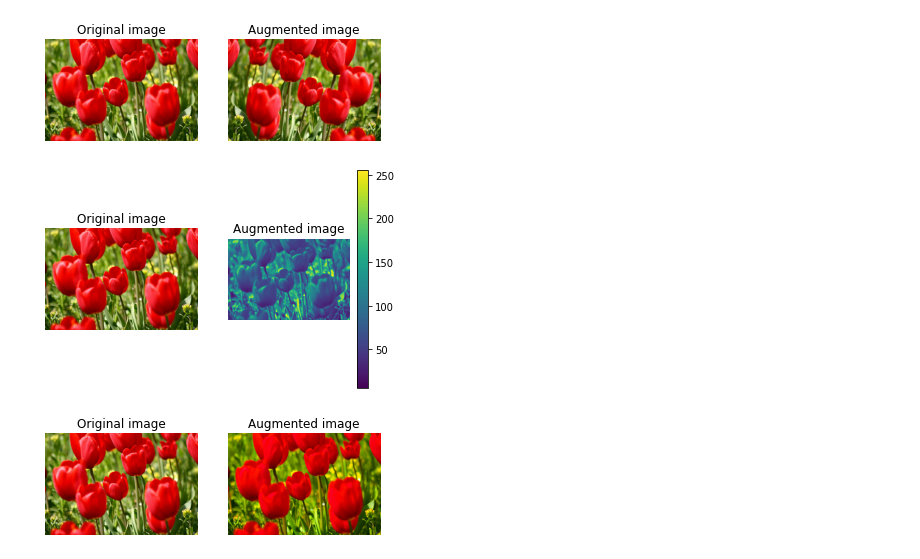
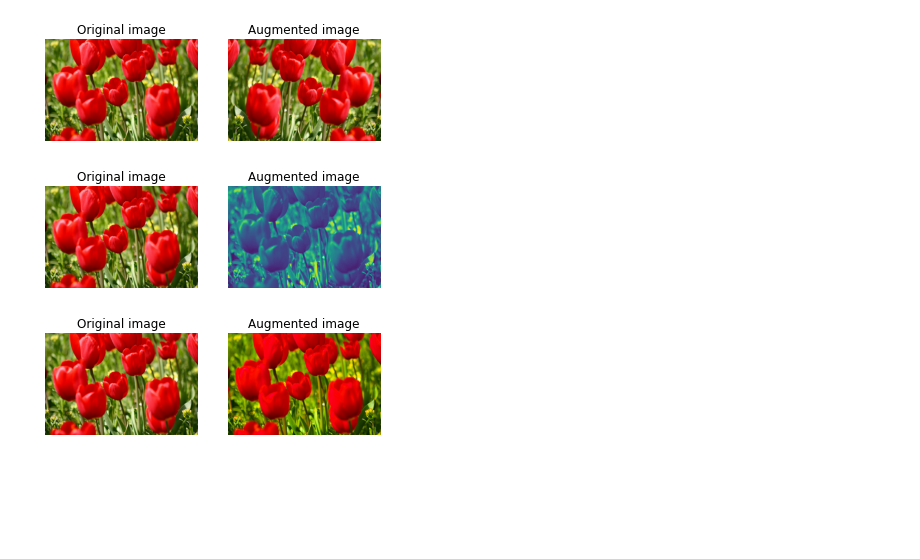
Before and after one commit to jhhan0/machine-learning, a Jupyter notebook: Tensorflow_Tutorials/tensorflow_keras_data_augmentation.ipynb, the cells around one changed output. Saved outputs shown, nothing was run; the diff lists cells and outputs as text; code cells hidden in the pictures; blank space fills up the shorter version.

```diff
--- a/Tensorflow_Tutorials/tensorflow_keras_data_augmentation.ipynb
+++ b/Tensorflow_Tutorials/tensorflow_keras_data_augmentation.ipynb
@@ -21,5 +21,6 @@ TensorFlow version: 2.8.2
     'tf_flowers',
     split=['train[:80%]', 'train[80%:90%]', 'train[90%:]'],
     with_info=True,
-    as_supervised=True
+    as_supervised=True,
+    try_gcs=True
 )
@@ -198,11 +190,9 @@ visualize(image, flipped)
 # %%
 # Grayscale an image
 grayscaled = tf.image.rgb_to_grayscale(image)
 visualize(image, tf.squeeze(grayscaled))
-plt.colorbar()
-plt.show()
 # %% [output]
-[figure, old version]
+[figure, new version]
 # %%
 # Saturate an image
 saturated = tf.image.adjust_saturation(image, 3)
```
Also changed, not shown: parts of 15 cells of this notebook.
